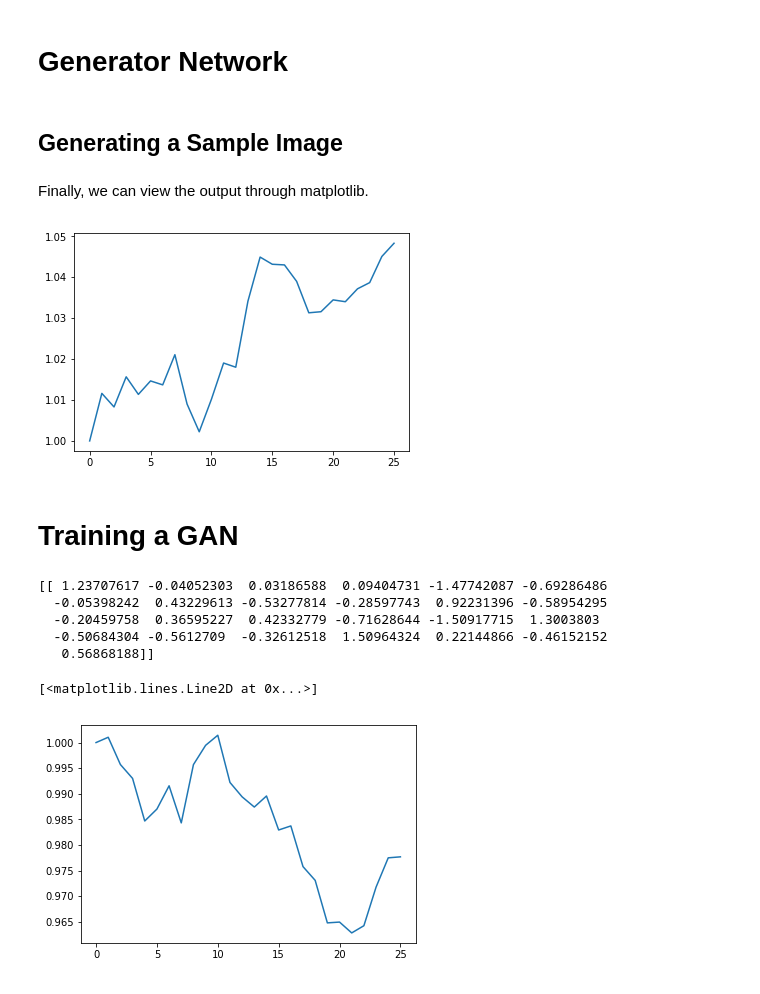
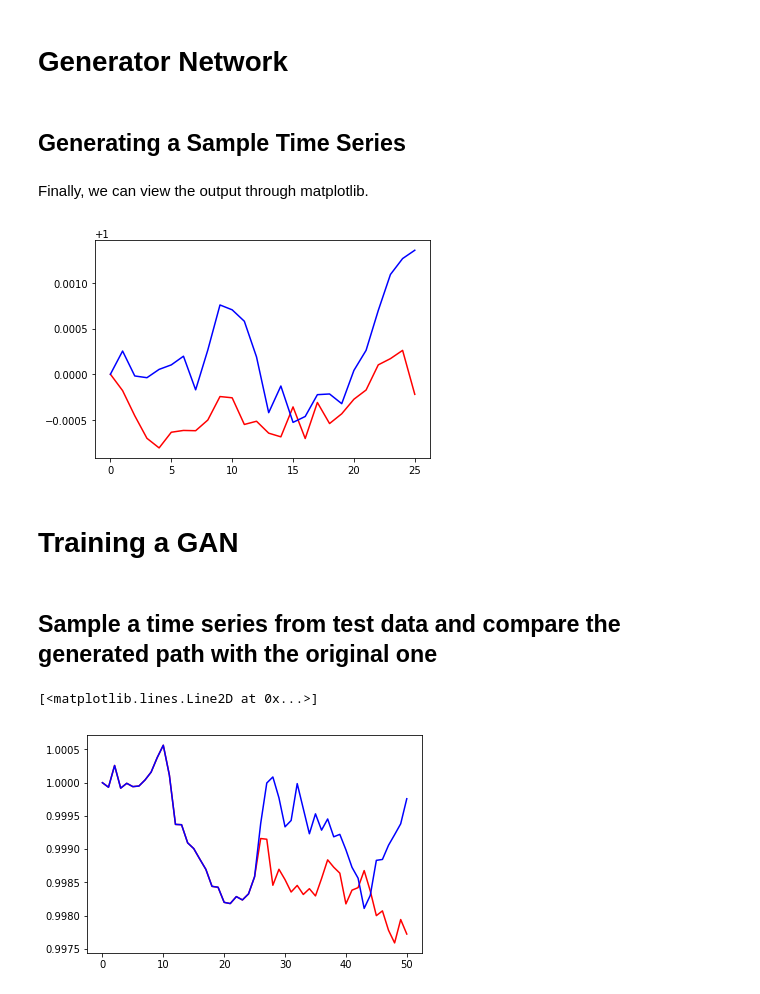
Before and after one commit to lovemaru811/GAN_Stock_Simulation, a Jupyter notebook: GAN finance.ipynb, the cells around one changed output. Drawn from its saved outputs; the diff is of its cells as text; code cells hidden in the pictures.

```diff
--- a/GAN finance.ipynb
+++ b/GAN finance.ipynb
@@ -73,40 +90,45 @@ def discriminator(x, reuse=False):
 # %% [markdown]
 # Generator Network
 # %%
-def generator(z,reuse=False):
+#The generator takes in the conditions w, which are previous returns, and a random vector z as the seed, outputs return vector y as the predicted returns
+def generator(z,w,reuse=False):
     with tf.variable_scope('generator') as scope:
         if (reuse):
             tf.get_variable_scope().reuse_variables()
 
-        W_fc1 = tf.get_variable('g_wfc1', [l, 32], initializer=tf.truncated_normal_initializer(stddev=0.02))
+        W_fc11 = tf.get_variable('g_wfc11', [l, 32], initializer=tf.truncated_normal_initializer(stddev=0.005))
+        W_fc12 = tf.get_variable('g_wfc12', [l, 32], initializer=tf.truncated_normal_initializer(stddev=0.005))
         b_fc1 = tf.get_variable('g_bfc1', [32], initializer=tf.constant_initializer(0))
-        h_fc1 = tf.nn.relu(tf.matmul(z, W_fc1) + b_fc1)
+        h_fc1 = tf.nn.relu(tf.matmul(w, W_fc11) + tf.matmul(z, W_fc12)+b_fc1)
 
         #Second Fully Connected Layer
-        W_fc2 = tf.get_variable('g_wfc2', [32, l], initializer=tf.truncated_normal_initializer(stddev=0.02))
+        W_fc2 = tf.get_variable('g_wfc2', [32, l], initializer=tf.truncated_normal_initializer(stddev=0.005))
         b_fc2 = tf.get_variable('g_bfc2', [l], initializer=tf.constant_initializer(0))
         y=tf.nn.tanh(tf.matmul(h_fc1, W_fc2) + b_fc2)
 
     return y
 # %% [markdown]
-## Generating a Sample Image
+## Generating a Sample Time Series
 # %%
 sess = tf.Session()
 z_test_placeholder = tf.placeholder("float", [10,l])
+w_test_placeholder = tf.placeholder("float", [10,l])
 # %%
-sample_image = generator(z_test_placeholder)
+sample_image = generator(z_test_placeholder,w_test_placeholder)
 test_z = np.random.normal(0, 1, [10,l])
 # %%
+test_w = X_train_cond[randomNum:randomNum+10,:l]
 sess.run(tf.global_variables_initializer())
-temp = (sess.run(sample_image, feed_dict={z_test_placeholder: test_z}))
+temp = (sess.run(sample_image, feed_dict={z_test_placeholder: test_z,w_test_placeholder: test_w}))
 # %% [markdown]
 Finally, we can view the output through matplotlib.
 # %%
 my_i = temp.squeeze()
-plt.plot(cum_ret(my_i[5]))
+plt.plot(cum_ret(my_i[5]),'r')
+plt.plot(cum_ret(X_train_cond[randomNum+5,l:]),'b')
 plt.show()
 # %% [output]
-[figure, old version]
+[figure, new version]
 # %% [markdown]
 # Training a GAN
 # %%
@@ -146,15 +170,15 @@ for i in range(iterations):
+# %% [markdown]
+## Sample a time series from test data and compare the generated path with the original one
 # %%
-test_z = generator(z_placeholder,reuse=True)
+rN = random.randint(0,len(X_test_cond))
+test_z = generator(z_placeholder,w_placeholder,reuse=True)
 z_batch = np.random.normal(0, 1, size=[1,l])
-print(z_batch)
-temp = (sess.run(test_z, feed_dict={z_placeholder: z_batch}))
+test_cond = X_test_cond[rN:rN+1,:l]
+test_y = X_test_cond[rN,l:]
+temp = (sess.run(test_z, feed_dict={z_placeholder: z_batch,w_placeholder: test_cond}))
 my_i = temp.squeeze()
-plt.plot(cum_ret(my_i))
+plt.plot(cum_ret(my_i,past=test_cond[0]),'r')
+plt.plot(cum_ret(test_y,past=test_cond[0]),'b')
 # %% [output]
-[[ 1.23707617 -0.04052303  0.03186588  0.09404731 -1.47742087 -0.69286486
-  -0.05398242  0.43229613 -0.53277814 -0.28597743  0.92231396 -0.58954295
-  -0.20459758  0.36595227  0.42332779 -0.71628644 -1.50917715  1.3003803
-  -0.50684304 -0.5612709  -0.32612518  1.50964324  0.22144866 -0.46152152
-   0.56868188]]
+[<matplotlib.lines.Line2D at 0x...>]
-[<matplotlib.lines.Line2D at 0x...>]
-[figure, old version]
+[figure, new version]
```
Also changed, not shown: parts of 18 cells of this notebook.
